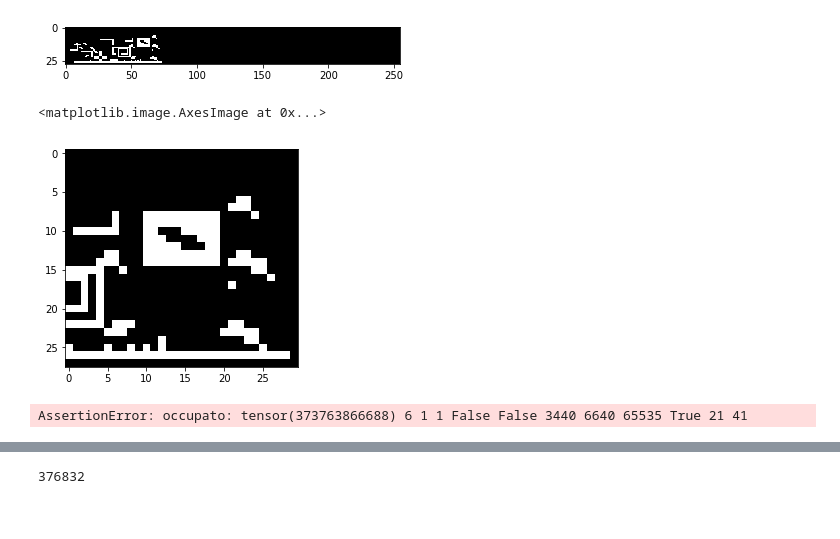
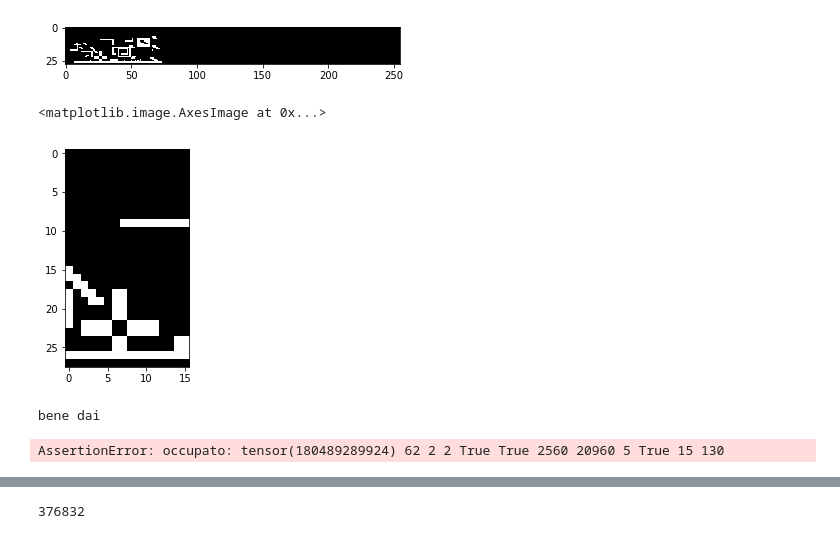
Before and after one commit to Jaeger87/Super-Mario-Deep-Maker-2, a Jupyter notebook: SuperMarioDeepMaker2.ipynb, the cells around one changed output, grey strips where cells are left out. Saved outputs shown, nothing was run; the diff lists cells and outputs as text; code cells hidden in the pictures.

```diff
--- a/SuperMarioDeepMaker2.ipynb
+++ b/SuperMarioDeepMaker2.ipynb
@@ -677,10 +677,14 @@ class LevelArea(ObjectBytes):
             if objectMM.shape == 0: #Forma RECT
                 width = objectMM.objectWidth
                 height = objectMM.objectHeight
+
+                if objectMM.objectType == 42: # è una koopaclowncar
+                    height = 1
+
                 versoX = 1
                 versoY = 1
                 if objectMM.objectType == 9:
-                    rotation = objectMM.objectFlags.to_bytes(4, 'little')[0]
+                    rotation = (((objectMM.objectFlags.to_bytes(4, 'little')[0]<< 1) >> 6) & 3) << 5
                     if rotation == 96:
                         versoX = -1
                         versoY = -1
@@ -713,7 +717,7 @@ class LevelArea(ObjectBytes):
                 if (objectMM.objectType == 87 and (rotation == 48 or rotation == 16)):
                     self.setCellMatrix(matrix, objectMM, layer, objectMM.yPosition, objectMM.xPosition + objectMM.objectWidth - 1, True)
                     for i in range(1, objectMM.objectWidth - 1, 2):#discesa
-                        matrix[objectMM.layer][(objectMM.yPosition + objectMM.objectHeight - (i // 2) -1):(objectMM.yPosition + objectMM.objectHeight - (i // 2) + 1), objectMM.xPosition + i : objectMM.xPosition + i + 2] = objectMM.flagsType
+                        matrix[objectMM.layer][(objectMM.yPosition + objectMM.objectHeight - (i // 2) - 2):(objectMM.yPosition + objectMM.objectHeight - (i // 2)), objectMM.xPosition + i : objectMM.xPosition + i + 2] = objectMM.flagsType
                     self.setCellMatrix(matrix, objectMM, layer, objectMM.yPosition + objectMM.objectHeight - 1, objectMM.xPosition, False)
                 elif (objectMM.objectType == 87 and (rotation == 0 or rotation == 32)):
                     self.setCellMatrix(matrix, objectMM, layer, objectMM.yPosition, objectMM.xPosition, True)
@@ -787,6 +791,10 @@ class LevelArea(ObjectBytes):
         matrix[Rail.layer][rail.yPosition][rail.xPosition] = rail.railDirection
 
     def setCellMatrix(self, matrix, objectMM, layer, yPosition, xPosition, childSoundCell):
+        if yPosition >= 28:
+            print(str(objectMM.objectType) + ' ' + str(objectMM.objectWidth) + ' ' + str(objectMM.objectHeight)\
+        + ' ' + str(objectMM.middleTileX) + ' ' + str(objectMM.middleTileY) + ' ' + str(objectMM.yOriginalPosition) + ' ' + str(objectMM.xOriginalPosition) + ' ' + str(objectMM.linkID) + ' ' + str(childSoundCell)\
+        + ' ' + str(yPosition) + ' ' + str(xPosition))
         if matrix[layer][yPosition][xPosition] != 0 and (objectMM.objectType == 88 or objectMM.objectType == 87):
             return
         assert matrix[layer][yPosition][xPosition] == 0 or matrix[layer][yPosition][xPosition] == 7, 'occupato: ' + str(matrix[layer][yPosition][xPosition]) + ' ' + str(objectMM.objectType) + ' ' + str(objectMM.objectWidth) + ' ' + str(objectMM.objectHeight)\
@@ -1105,15 +1113,16 @@ plt.imshow(torch.flip(asd, [-2]), cmap='gray', vmin=0, vmax=1)
 <matplotlib.image.AxesImage at 0x...>
 [figure]
 # %%
-plt.imshow(torch.flip(asd[:,45:75], [-2]), cmap='gray', vmin=0, vmax=1)
+plt.imshow(torch.flip(asd[:,20:36], [-2]), cmap='gray', vmin=0, vmax=1)
 # %% [output]
 <matplotlib.image.AxesImage at 0x...>
-[figure, old version]
+[figure, new version]
 # %%
 for levelMM in tqdm(marioMakerLevels):
     levelMM.mainLevelArea.toPytorchMatrix()
 # %% [output]
-AssertionError: occupato: tensor(373763866688) 6 1 1 False False 3440 6640 65535 True 21 41
+bene dai
+AssertionError: occupato: tensor(180489289924) 62 2 2 True True 2560 20960 5 True 15 130
 # %%
 marioMakerLevels = []
 levelsFiltered = []
```
Also changed, not shown: parts of 6 cells of this notebook.
